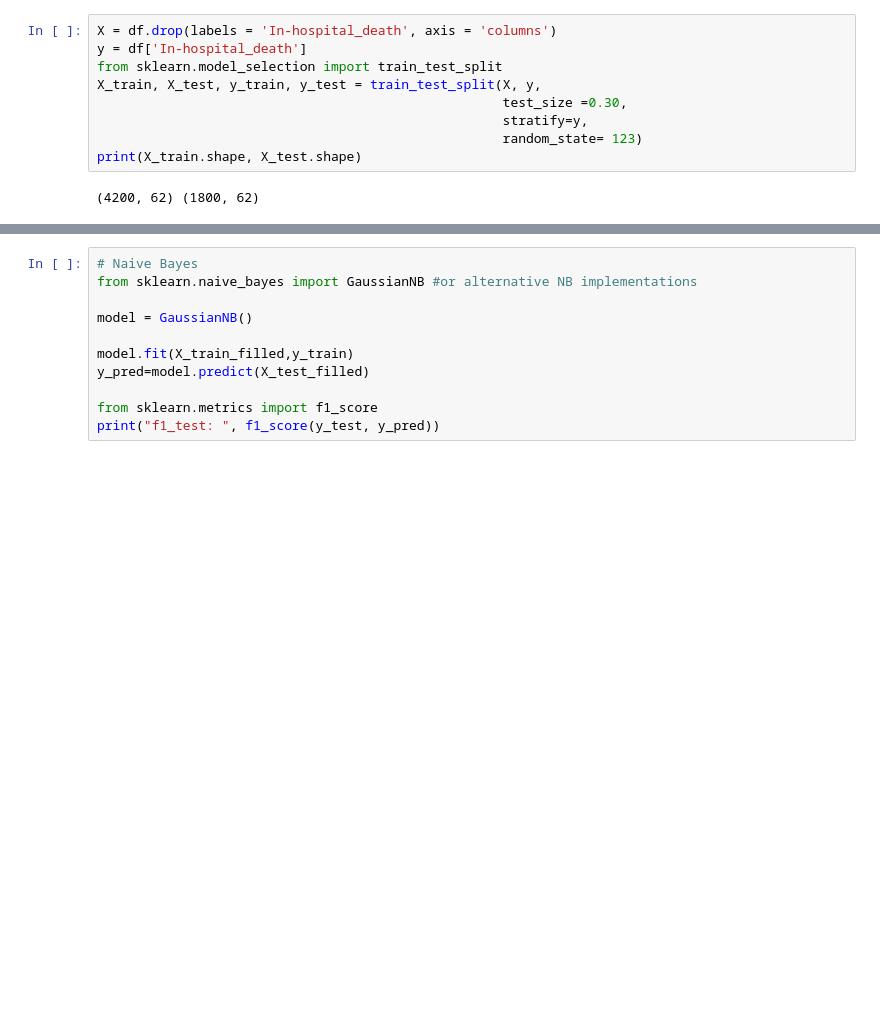
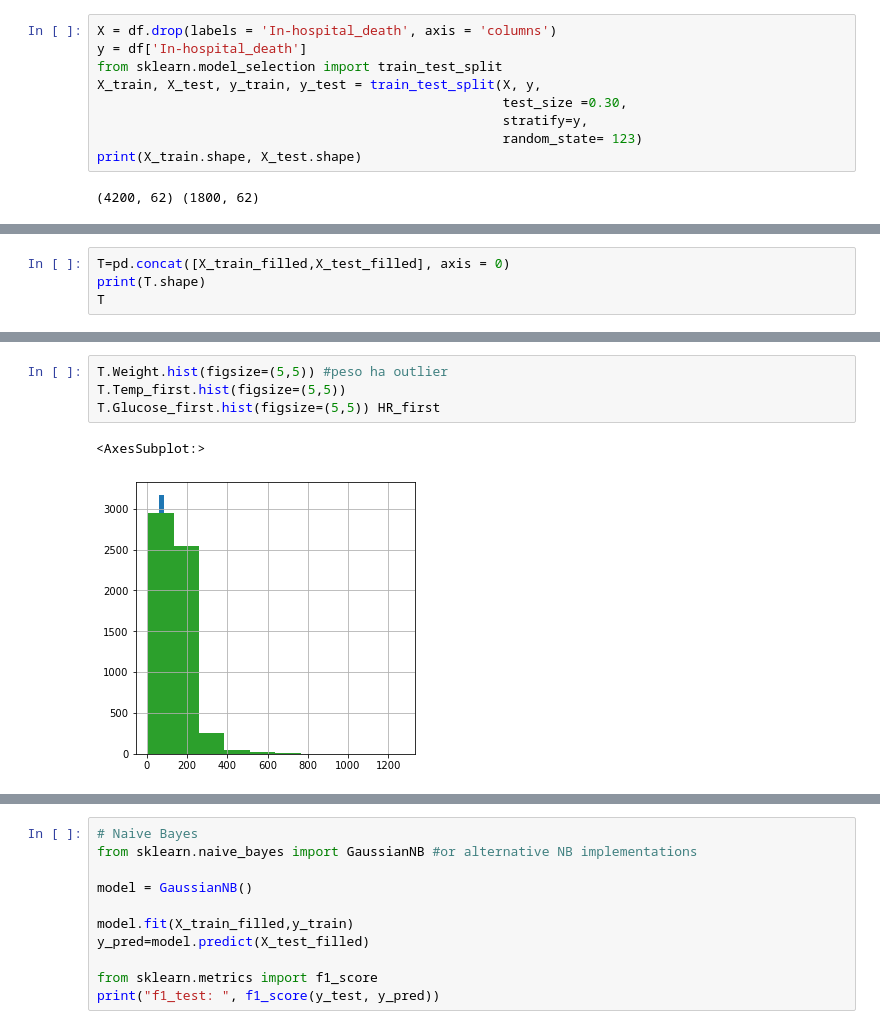
Before and after one commit to GabrieleCalamai/ICU-challenge, a Jupyter notebook: Challenge.ipynb, the cells around one changed output, grey strips where cells are left out. Saved outputs shown, nothing was run; the diff lists cells and outputs as text; blank space fills up the shorter version.

```diff
--- a/Challenge.ipynb
+++ b/Challenge.ipynb
@@ -175,0 +195,4 @@ X_test_filled = X_test.fillna(X_train.mean())
+# %%
+T=pd.concat([X_train_filled,X_test_filled], axis = 0)
+print(T.shape)
+T
@@ -175,0 +214,7 @@ X_test_filled = X_test.fillna(X_train.mean())
+# %%
+T.Weight.hist(figsize=(5,5)) #peso ha outlier
+T.Temp_first.hist(figsize=(5,5))
+T.Glucose_first.hist(figsize=(5,5)) HR_first
+# %% [output]
+<AxesSubplot:>
+[figure, added]
```
Also changed, not shown: parts of 8 cells of this notebook.
